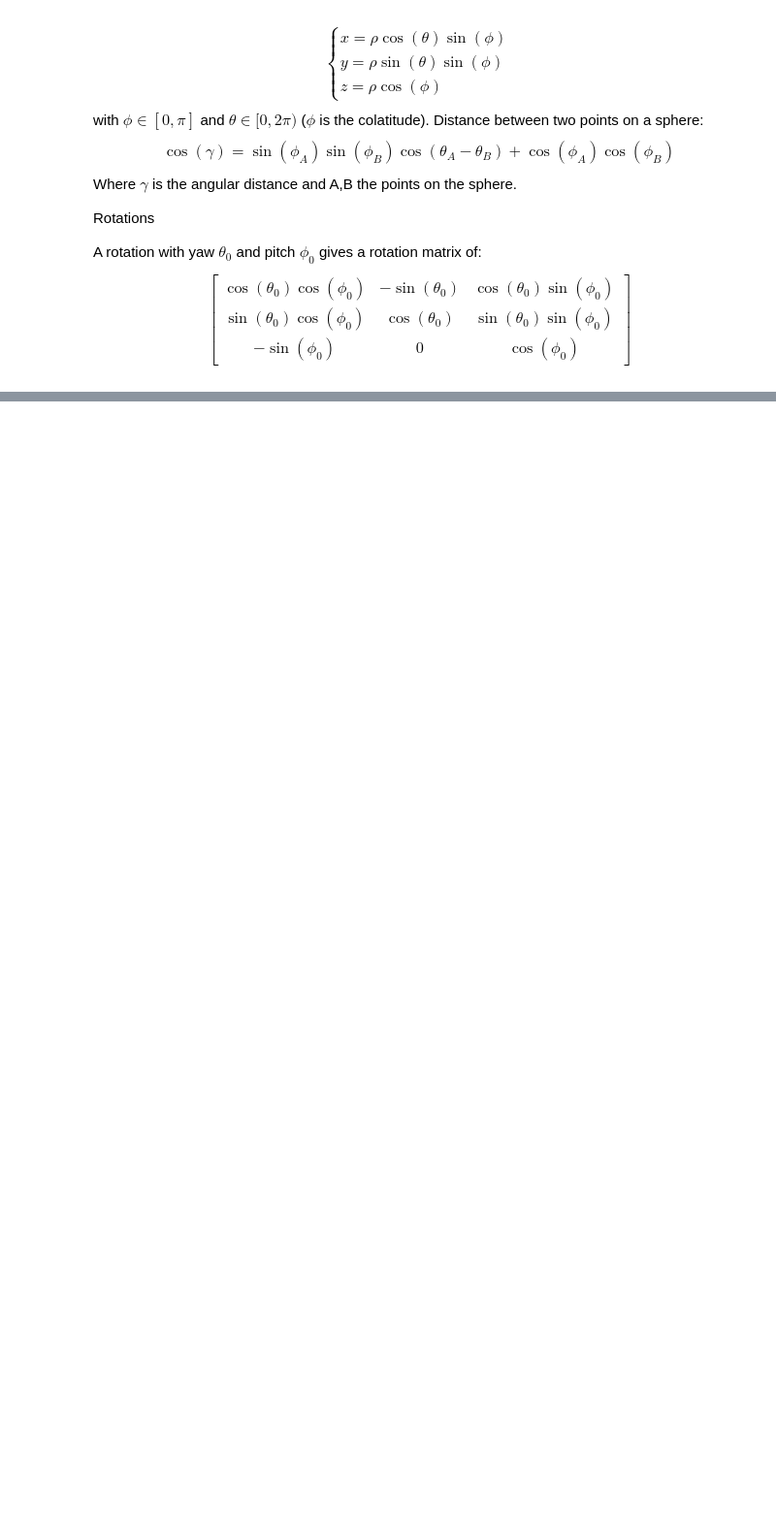
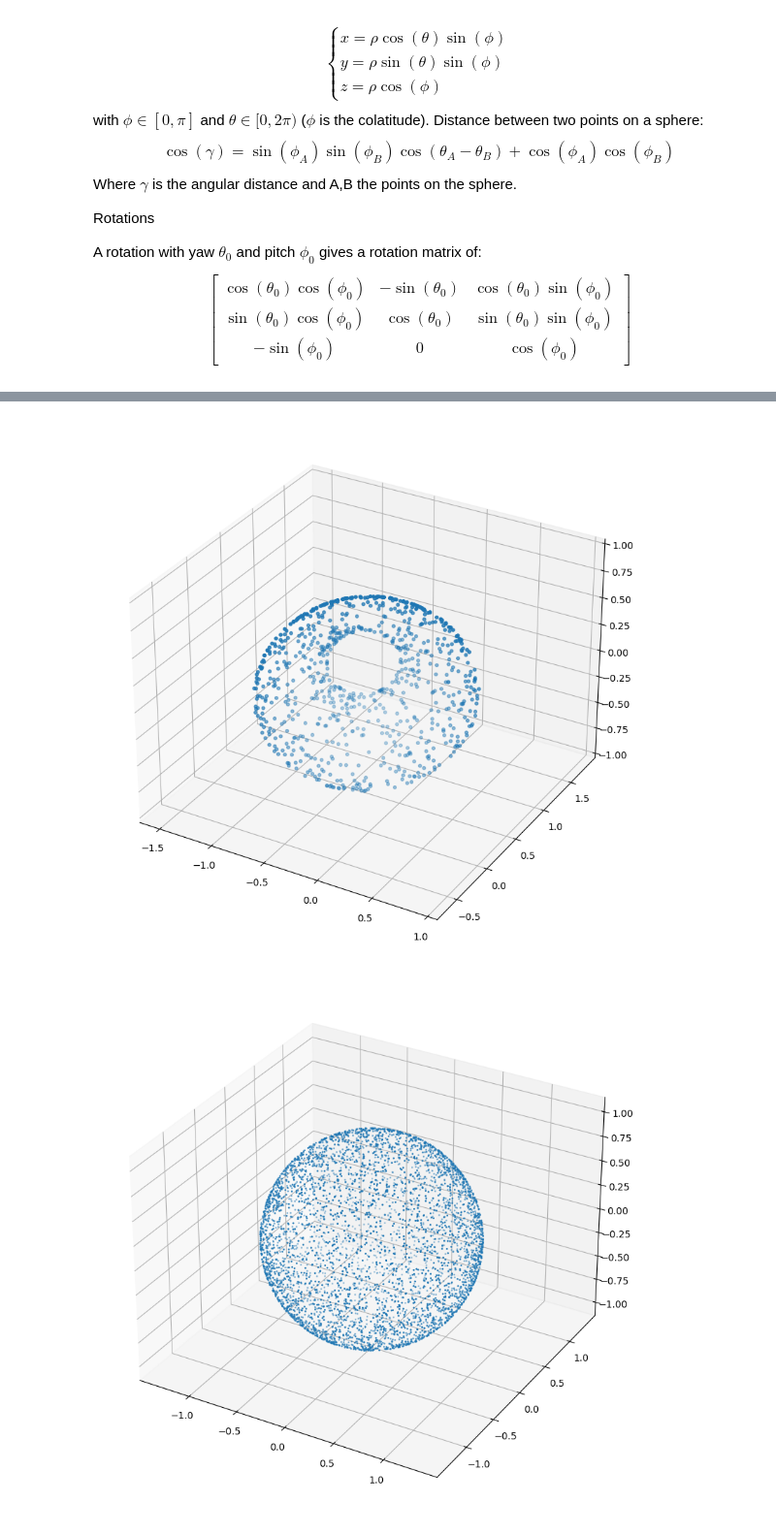
Before and after one commit to ccol168/Toy_MC, a Jupyter notebook: Analysis_ToyMC.ipynb, the cells around one changed output, grey strips where cells are left out. Shown at 97% size. Drawn from its saved outputs; the diff is of its cells as text; code cells hidden in the pictures; blank space fills up the shorter version.

```diff
--- a/Analysis_ToyMC.ipynb
+++ b/Analysis_ToyMC.ipynb
@@ -97,0 +113,32 @@ plt.show()
+# %%
+x_scint,y_scint,z_scint = SphericalToCarthesian(1.,Scint_thetas,Scint_phis)
+x_cher,y_cher,z_cher = SphericalToCarthesian(1.,Cher_thetas,Cher_phis)
+sizes = np.full(len(x_cher),10)
+sizes_scint = np.full(len(x_scint),1)
+
+def Make3dPlot(X,Y,Z,sizes) :
+
+
+    fig = plt.figure(figsize = (10, 10))
+    ax = fig.add_subplot(projection='3d')
+
+    scat = ax.scatter(X, Y, Z,s=sizes)
+
+    # Create cubic bounding box to simulate equal aspect ratio. Default aspect ratio is 4:4:3, fix the constants to fix the ratio
+    max_range = np.array([X.max()-X.min(), Y.max()-Y.min(), Z.max()-Z.min()]).max()
+    Xb = 0.6666*max_range*np.mgrid[-1:2:2,-1:2:2,-1:2:2][0].flatten() + 0.6666*(X.max()+X.min())
+    Yb = 0.6666*max_range*np.mgrid[-1:2:2,-1:2:2,-1:2:2][1].flatten() + 0.6666*(Y.max()+Y.min())
+    Zb = 0.5*max_range*np.mgrid[-1:2:2,-1:2:2,-1:2:2][2].flatten() + 0.5*(Z.max()+Z.min())
+    for xb, yb, zb in zip(Xb, Yb, Zb):
+       ax.plot([xb], [yb], [zb], 'w')
+
+    plt.grid()
+    plt.show()
+
+Make3dPlot(x_cher,y_cher,z_cher,sizes)
+
+scattlim=5000 #limit the scintillation events plotted
+Make3dPlot(x_scint[:scattlim],y_scint[:scattlim],z_scint[:scattlim],sizes_scint[:scattlim])
+# %% [output]
+[figure, added]
+[figure, added]
```
Also changed, not shown: parts of 2 cells of this notebook, 1 other file.
